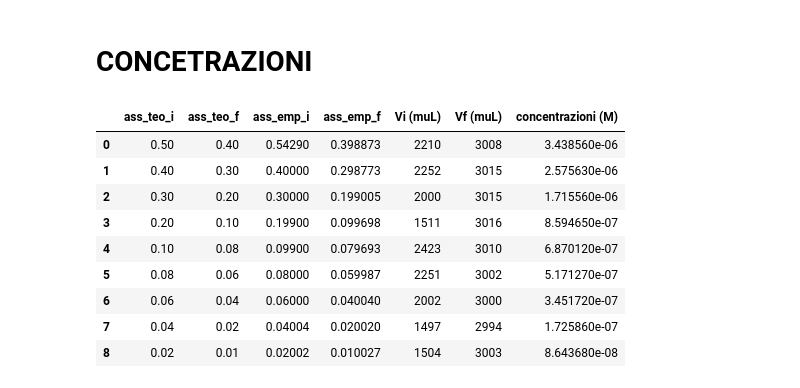
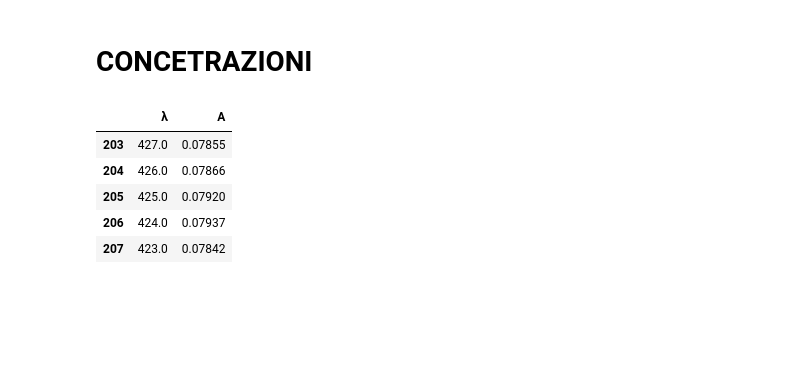
Before and after one commit to CarminatiGiovanni/LaboratorioBiofisica, a Jupyter notebook: FLUO1/spettro_emissione_concentrazione.ipynb, the cells around one changed output. Drawn from its saved outputs; the diff is of its cells as text; code cells hidden in the pictures; blank space fills up the shorter version.

```diff
--- a/FLUO1/spettro_emissione_concentrazione.ipynb
+++ b/FLUO1/spettro_emissione_concentrazione.ipynb
@@ -189,20 +189,18 @@ fig.show()
 <Figure size 1000x600 with 0 Axes>
 # %% [markdown]
 # CONCETRAZIONI
-# %%
-filename = './data/concentrazioni_rodamina.csv'
-filename_ass = './data/'
-
-conc = pd.read_csv(filename,sep=',')
-display(conc)
-# %% [output]
-|  | ass_teo_i | ass_teo_f | ass_emp_i | ass_emp_f | Vi (muL) | Vf (muL) | concentrazioni (M) |
-| 0 | 0.50 | 0.40 | 0.54290 | 0.398873 | 2210 | 3008 | 3.438560e-06 |
-| 1 | 0.40 | 0.30 | 0.40000 | 0.298773 | 2252 | 3015 | 2.575630e-06 |
-| 2 | 0.30 | 0.20 | 0.30000 | 0.199005 | 2000 | 3015 | 1.715560e-06 |
-| 3 | 0.20 | 0.10 | 0.19900 | 0.099698 | 1511 | 3016 | 8.594650e-07 |
-| 4 | 0.10 | 0.08 | 0.09900 | 0.079693 | 2423 | 3010 | 6.870120e-07 |
-| 5 | 0.08 | 0.06 | 0.08000 | 0.059987 | 2251 | 3002 | 5.171270e-07 |
-| 6 | 0.06 | 0.04 | 0.06000 | 0.040040 | 2002 | 3000 | 3.451720e-07 |
-| 7 | 0.04 | 0.02 | 0.04004 | 0.020020 | 1497 | 2994 | 1.725860e-07 |
-| 8 | 0.02 | 0.01 | 0.02002 | 0.010027 | 1504 | 3003 | 8.643680e-08 |
+# %%
+# determinazione della concentrazione iniziale da spettro di assorbimento
+
+filename = './data/rodamina_ass_05_g1.TXT'
+
+ass_rodamina = pd.read_csv(filename,sep='\t',header=None,skiprows=19,nrows=208)
+ass_rodamina.columns = ['λ','A']
+ass_rodamina.tail()
+# %% [output]
+|  | λ | A |
+| 203 | 427.0 | 0.07855 |
+| 204 | 426.0 | 0.07866 |
+| 205 | 425.0 | 0.07920 |
+| 206 | 424.0 | 0.07937 |
+| 207 | 423.0 | 0.07842 |
```
Also changed, not shown: parts of 4 cells of this notebook.
